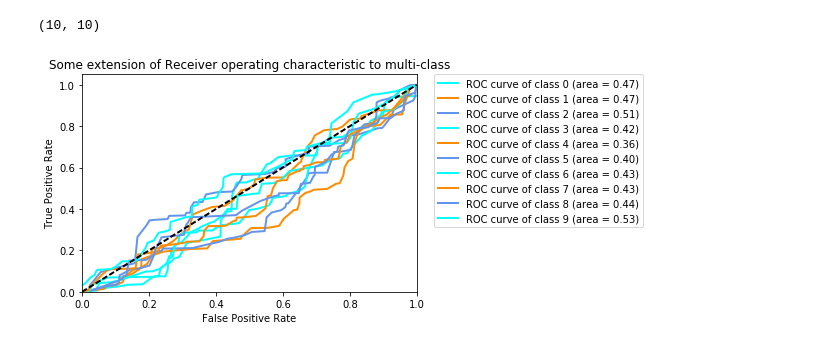
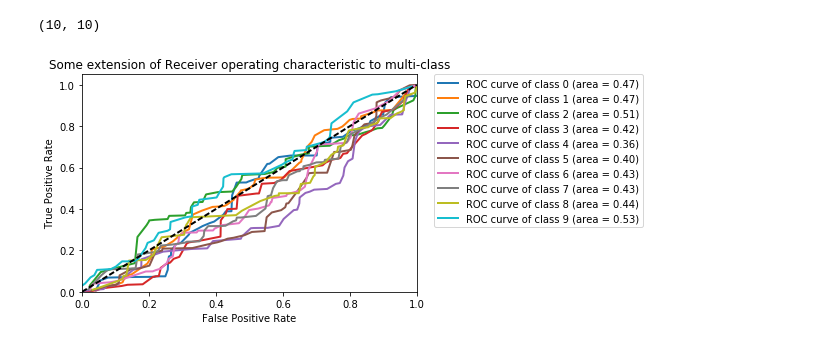
Before and after one commit to ad1m/Language_Detection, a Jupyter notebook: CS 6240 - Project 2-Part-1.ipynb, the cells around one changed output. Drawn from its saved outputs; the diff is of its cells as text; code cells hidden in the pictures.

```diff
--- a/CS 6240 - Project 2-Part-1.ipynb
+++ b/CS 6240 - Project 2-Part-1.ipynb
@@ -394,25 +394,25 @@ for i in range(10):
 # %%
 from itertools import cycle
 
 
 # Plot all ROC curves
 plt.figure()
 
 colors = cycle(['aqua', 'darkorange', 'cornflowerblue'])
 for i, color in zip(range(10), colors):
-    plt.plot(fpr_[i], tpr_[i], color=color, lw=lw,
+    plt.plot(fpr_[i], tpr_[i], lw=lw,
              label='ROC curve of class {0} (area = {1:0.2f})'
              ''.format(i, roc_[i]))
 
 plt.plot([0, 1], [0, 1], 'k--', lw=lw)
 plt.xlim([0.0, 1.0])
 plt.ylim([0.0, 1.05])
 plt.xlabel('False Positive Rate')
 plt.ylabel('True Positive Rate')
 plt.title('Some extension of Receiver operating characteristic to multi-class')
 #plt.legend(loc=9, bbox_to_anchor=(0.5, -0.1))
 plt.legend(bbox_to_anchor=(1.05, 1), loc=2, borderaxespad=0.)
 
 plt.show()
 # %% [output]
-[figure, old version]
+[figure, new version]
```
Also changed, not shown: parts of 1 cell of this notebook.
